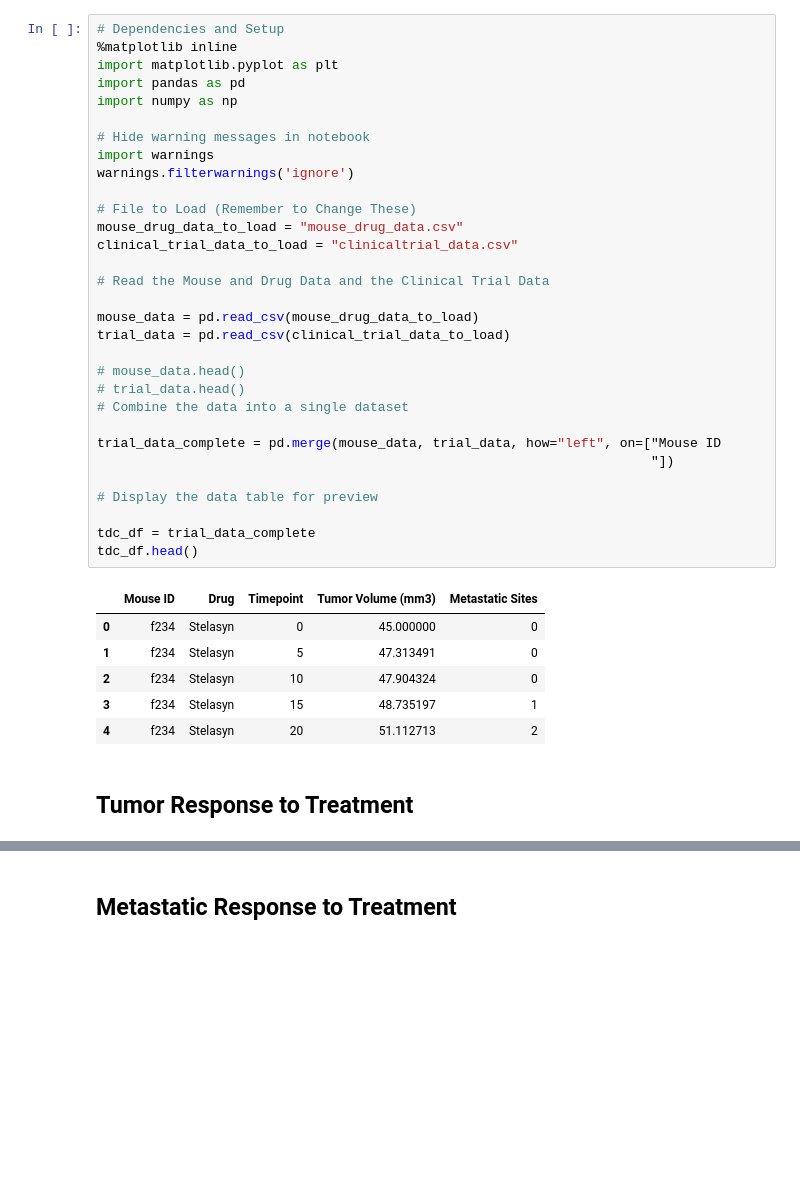
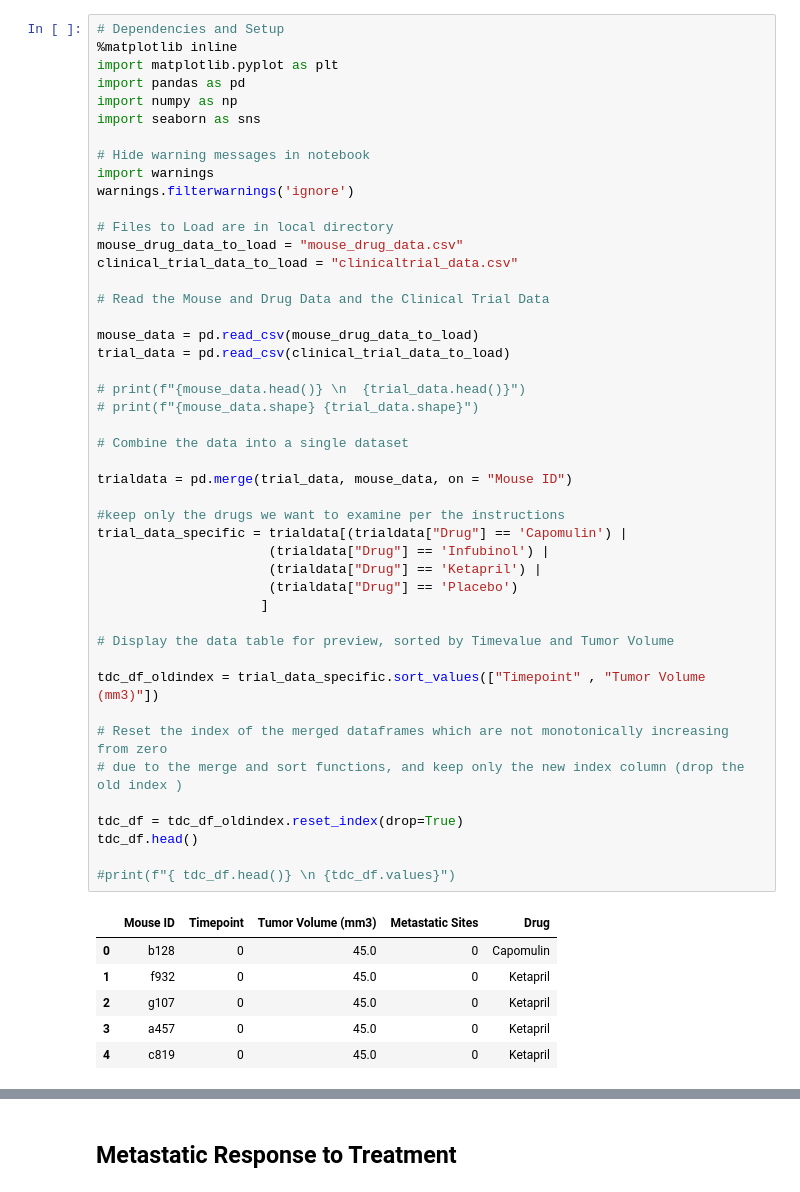
Before and after one commit to Midlo-Marie/Pypharma, a Jupyter notebook: pymaceuticals_Midlomarie.ipynb, the cells around one changed output, grey strips where cells are left out. Drawn from its saved outputs; the diff is of its cells as text; blank space fills up the shorter version.

```diff
--- a/pymaceuticals_Midlomarie.ipynb
+++ b/pymaceuticals_Midlomarie.ipynb
@@ -1,40 +70,53 @@
 # %%
 # Dependencies and Setup
 %matplotlib inline
 import matplotlib.pyplot as plt
 import pandas as pd
 import numpy as np
+import seaborn as sns
 
 # Hide warning messages in notebook
 import warnings
 warnings.filterwarnings('ignore')
 
-# File to Load (Remember to Change These)
+# Files to Load are in local directory
 mouse_drug_data_to_load = "mouse_drug_data.csv"
 clinical_trial_data_to_load = "clinicaltrial_data.csv"
 
 # Read the Mouse and Drug Data and the Clinical Trial Data
 
 mouse_data = pd.read_csv(mouse_drug_data_to_load)
 trial_data = pd.read_csv(clinical_trial_data_to_load)
 
-# mouse_data.head()
-# trial_data.head()
+# print(f"{mouse_data.head()} \n  {trial_data.head()}")
+# print(f"{mouse_data.shape} {trial_data.shape}")
+
 # Combine the data into a single dataset
 
-trial_data_complete = pd.merge(mouse_data, trial_data, how="left", on=["Mouse ID
-                                                                       "])
+trialdata = pd.merge(trial_data, mouse_data, on = "Mouse ID")
 
-# Display the data table for preview
+#keep only the drugs we want to examine per the instructions
+trial_data_specific = trialdata[(trialdata["Drug"] == 'Capomulin') |
+                      (trialdata["Drug"] == 'Infubinol') |
+                      (trialdata["Drug"] == 'Ketapril') |
+                      (trialdata["Drug"] == 'Placebo')
+                     ]
 
-tdc_df = trial_data_complete
+# Display the data table for preview, sorted by Timevalue and Tumor Volume
+
+tdc_df_oldindex = trial_data_specific.sort_values(["Timepoint" , "Tumor Volume (mm3)"])
+
+# Reset the index of the merged dataframes which are not monotonically increasing from zero
+# due to the merge and sort functions, and keep only the new index column (drop the old index )
+
+tdc_df = tdc_df_oldindex.reset_index(drop=True)
 tdc_df.head()
+
+#print(f"{ tdc_df.head()} \n {tdc_df.values}")
 # %% [output]
-|  | Mouse ID | Drug | Timepoint | Tumor Volume (mm3) | Metastatic Sites |
-| 0 | f234 | Stelasyn | 0 | 45.000000 | 0 |
-| 1 | f234 | Stelasyn | 5 | 47.313491 | 0 |
-| 2 | f234 | Stelasyn | 10 | 47.904324 | 0 |
-| 3 | f234 | Stelasyn | 15 | 48.735197 | 1 |
-| 4 | f234 | Stelasyn | 20 | 51.112713 | 2 |
+|  | Mouse ID | Timepoint | Tumor Volume (mm3) | Metastatic Sites | Drug |
+| 0 | b128 | 0 | 45.0 | 0 | Capomulin |
+| 1 | f932 | 0 | 45.0 | 0 | Ketapril |
+| 2 | g107 | 0 | 45.0 | 0 | Ketapril |
+| 3 | a457 | 0 | 45.0 | 0 | Ketapril |
+| 4 | c819 | 0 | 45.0 | 0 | Ketapril |
-# %% [markdown]
-## Tumor Response to Treatment
```
Also changed, not shown: parts of 55 cells of this notebook, 1 other file.
